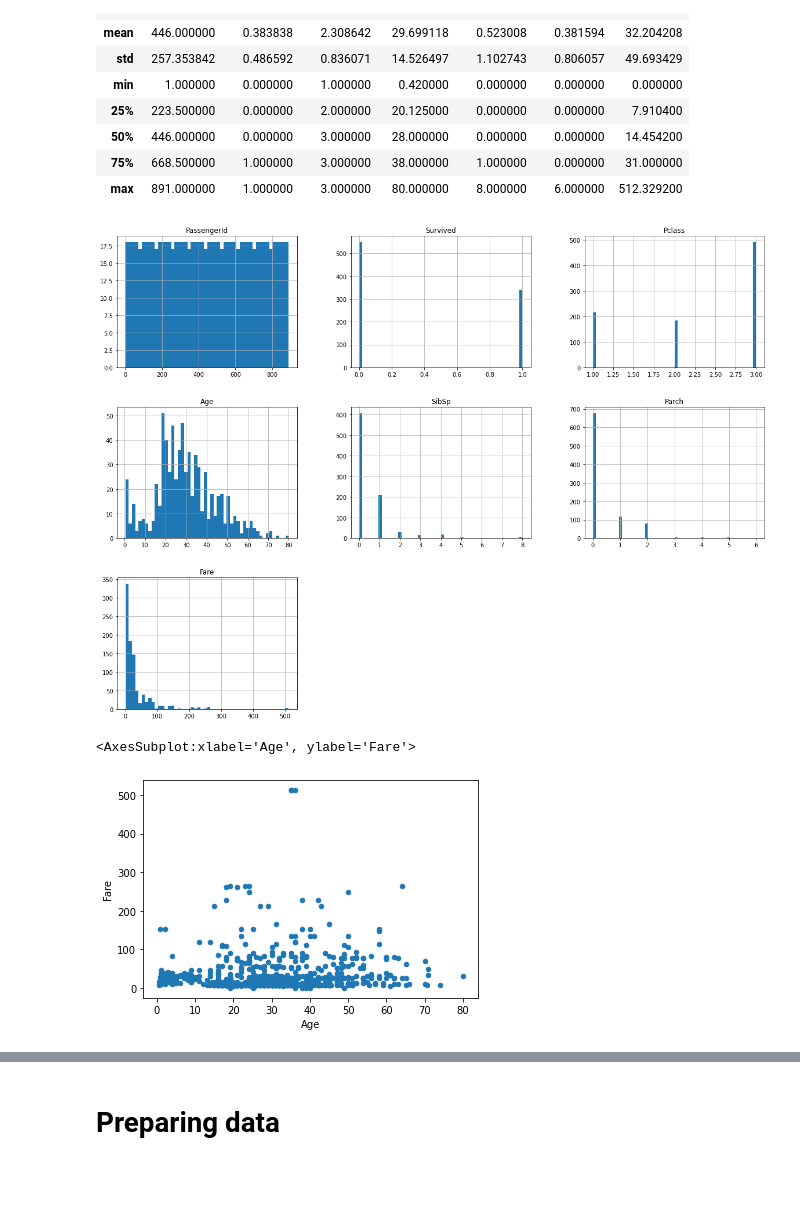
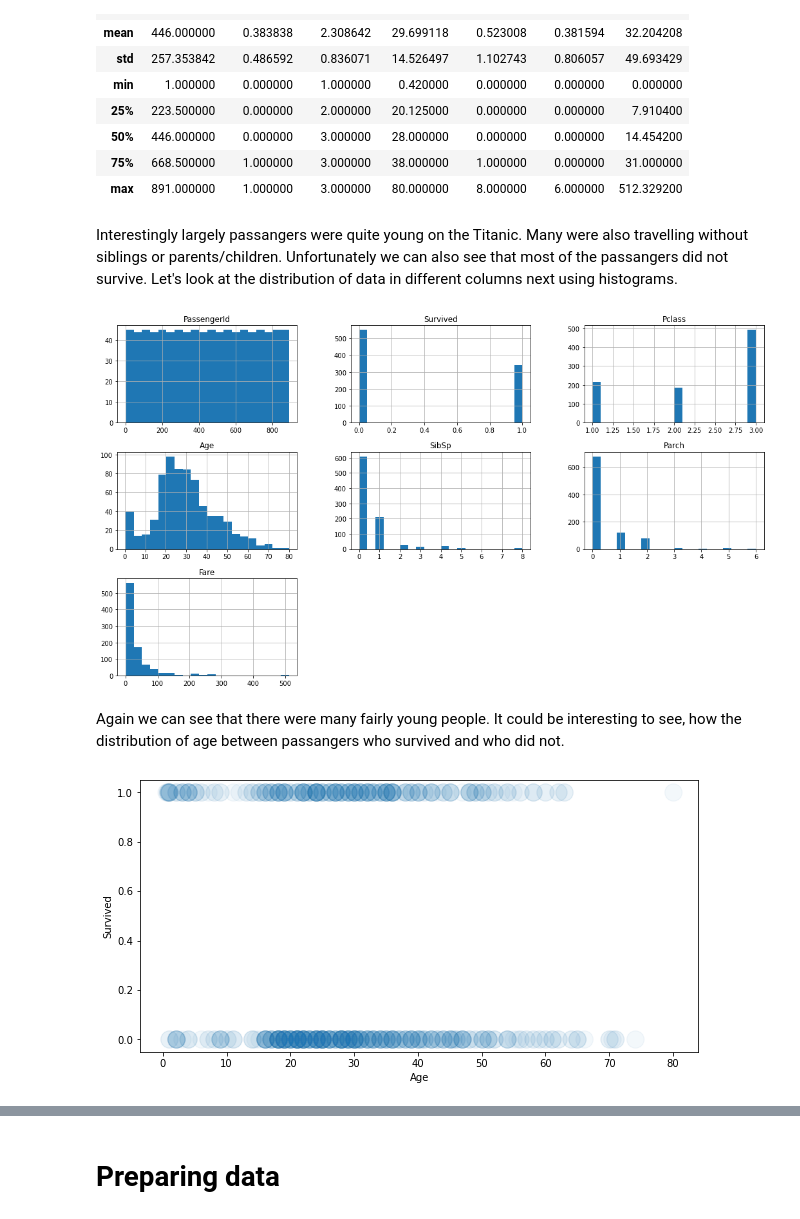
Before and after one commit to mtijas/dako-k22, a Jupyter notebook: notebooks/DAKO Spring 2022 - Team Work.ipynb, the cells around one changed output, grey strips where cells are left out. Cells and saved outputs as stored; diff of their text form; code cells hidden in the pictures; blank space fills up the shorter version.

Commit message:
Add few observations and diagrams about the data

```diff
--- a/notebooks/DAKO Spring 2022 - Team Work.ipynb
+++ b/notebooks/DAKO Spring 2022 - Team Work.ipynb
@@ -123,13 +124,15 @@ train.describe()
 | 50% | 446.000000 | 0.000000 | 3.000000 | 28.000000 | 0.000000 | 0.000000 | 14.454200 |
 | 75% | 668.500000 | 1.000000 | 3.000000 | 38.000000 | 1.000000 | 0.000000 | 31.000000 |
 | max | 891.000000 | 1.000000 | 3.000000 | 80.000000 | 8.000000 | 6.000000 | 512.329200 |
+# %% [markdown]
+Interestingly largely passangers were quite young on the Titanic. Many were also travelling without siblings or parents/children. Unfortunately we can also see that most of the passangers did not survive. Let's look at the distribution of data in different columns next using histograms.
 # %%
-train.hist(bins=50, figsize=(20,15))
-plt.show()
+train.hist(bins=20, figsize=(18,10));
 # %% [output]
-[figure, old version]
+[figure, new version]
+# %% [markdown]
+Again we can see that there were many fairly young people. It could be interesting to see, how the distribution of age between passangers who survived and who did not.
 # %%
-train.plot(kind="scatter", x="Age", y="Fare")
+train.plot(kind="scatter", x="Age", y="Survived", alpha=0.05, s=300, figsize=(10,5));
 # %% [output]
-<AxesSubplot:xlabel='Age', ylabel='Fare'>
-[figure, old version]
+[figure, new version]
```
Also changed, not shown: parts of 8 cells of this notebook.
